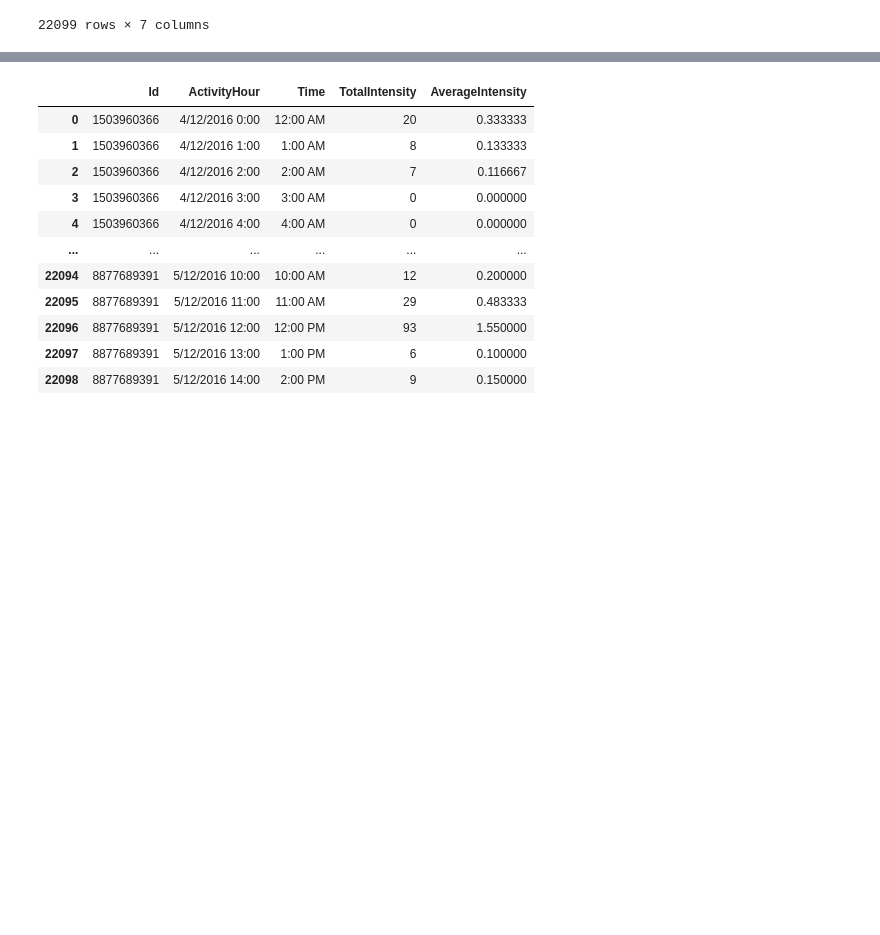
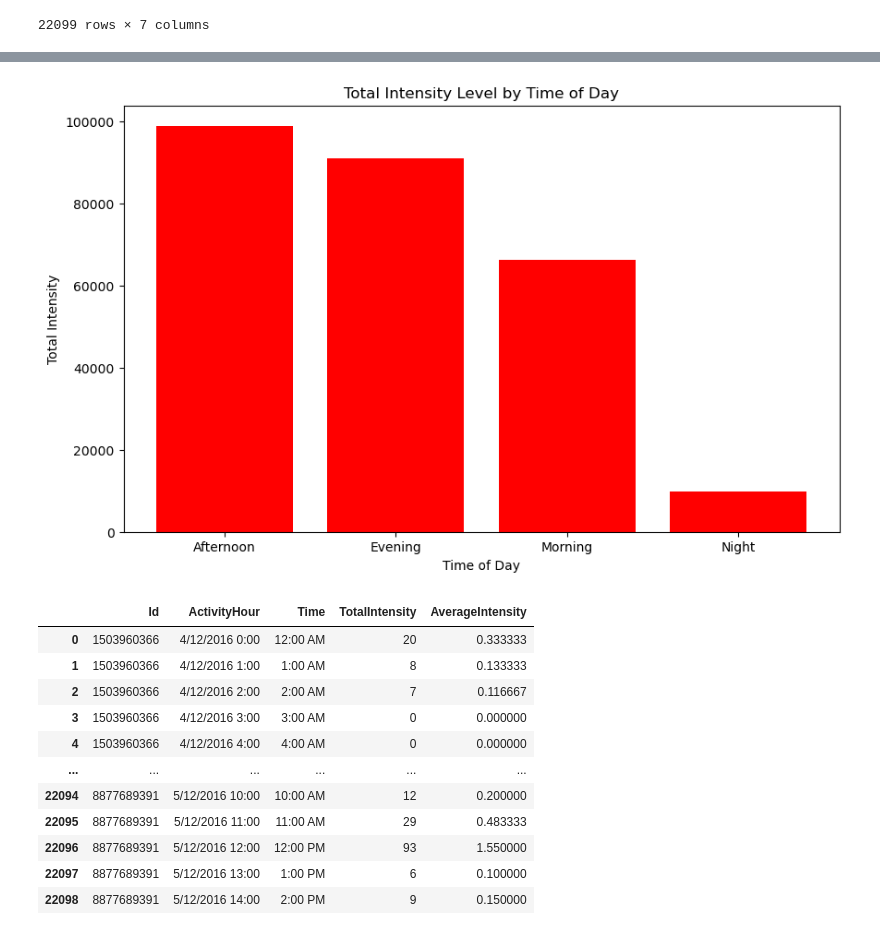
Before and after one commit to kellygiron/Group-1---Project-1, a Jupyter notebook: Project1.ipynb, the cells around one changed output, grey strips where cells are left out. Saved outputs shown, nothing was run; the diff lists cells and outputs as text; code cells hidden in the pictures; blank space fills up the shorter version.

```diff
--- a/Project1.ipynb
+++ b/Project1.ipynb
@@ -37,3 +49,15 @@ plt.show()
+# %%
+grouped = df.groupby('TimeofDay').sum().reset_index()
+
+# Plotting
+plt.figure(figsize=(10, 6))
+plt.bar(grouped['TimeofDay'], grouped['Intensity'], color='red')
+plt.xlabel('Time of Day')
+plt.ylabel('Total Intensity')
+plt.title('Total Intensity Level by Time of Day')
+plt.show()
+# %% [output]
+[figure, added]
 # %%
 intensity_df = pd.read_csv('Resources/hourlyIntensities_mergedv2.csv')
 intensity_df
```
Also changed, not shown: parts of 6 cells of this notebook.
